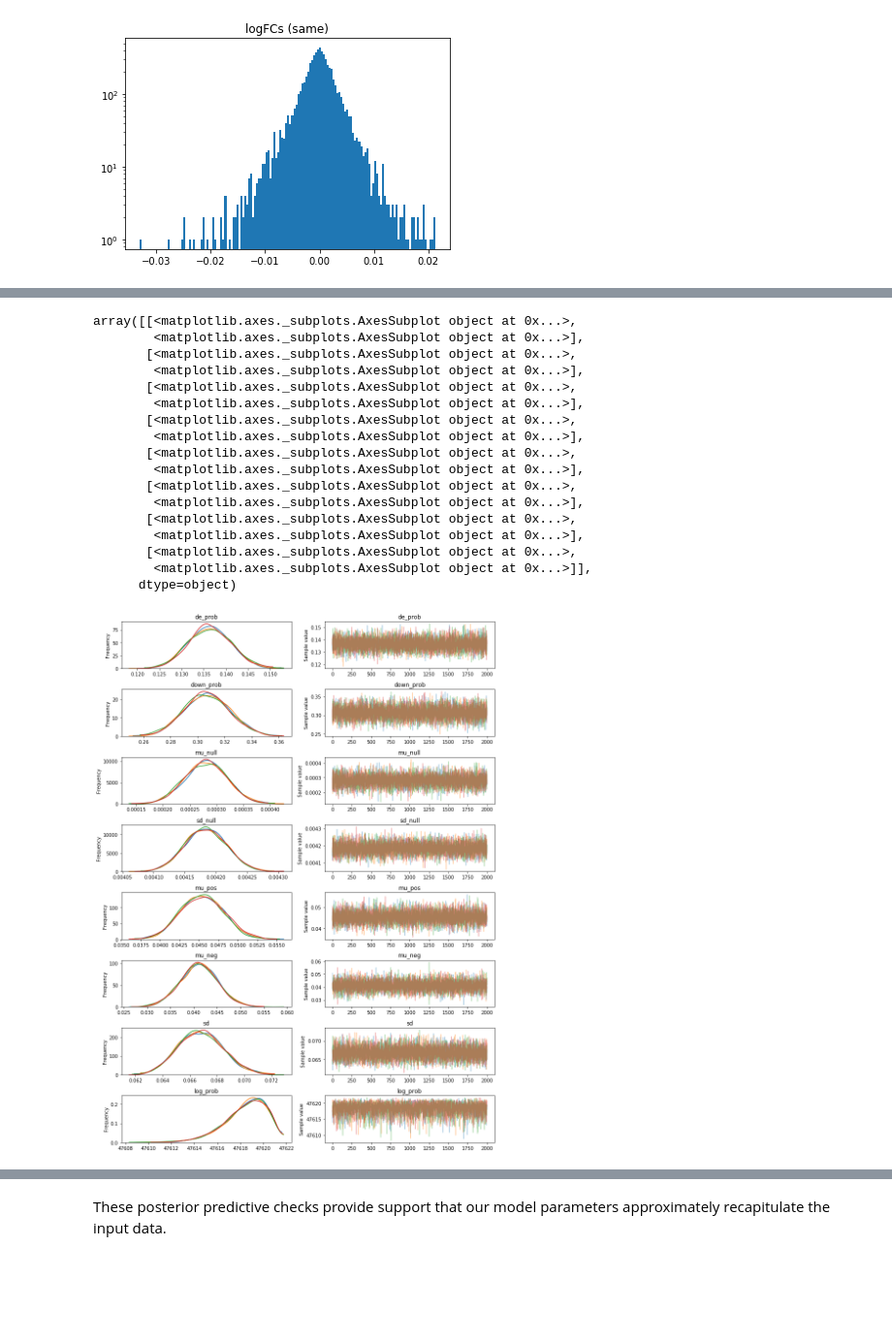
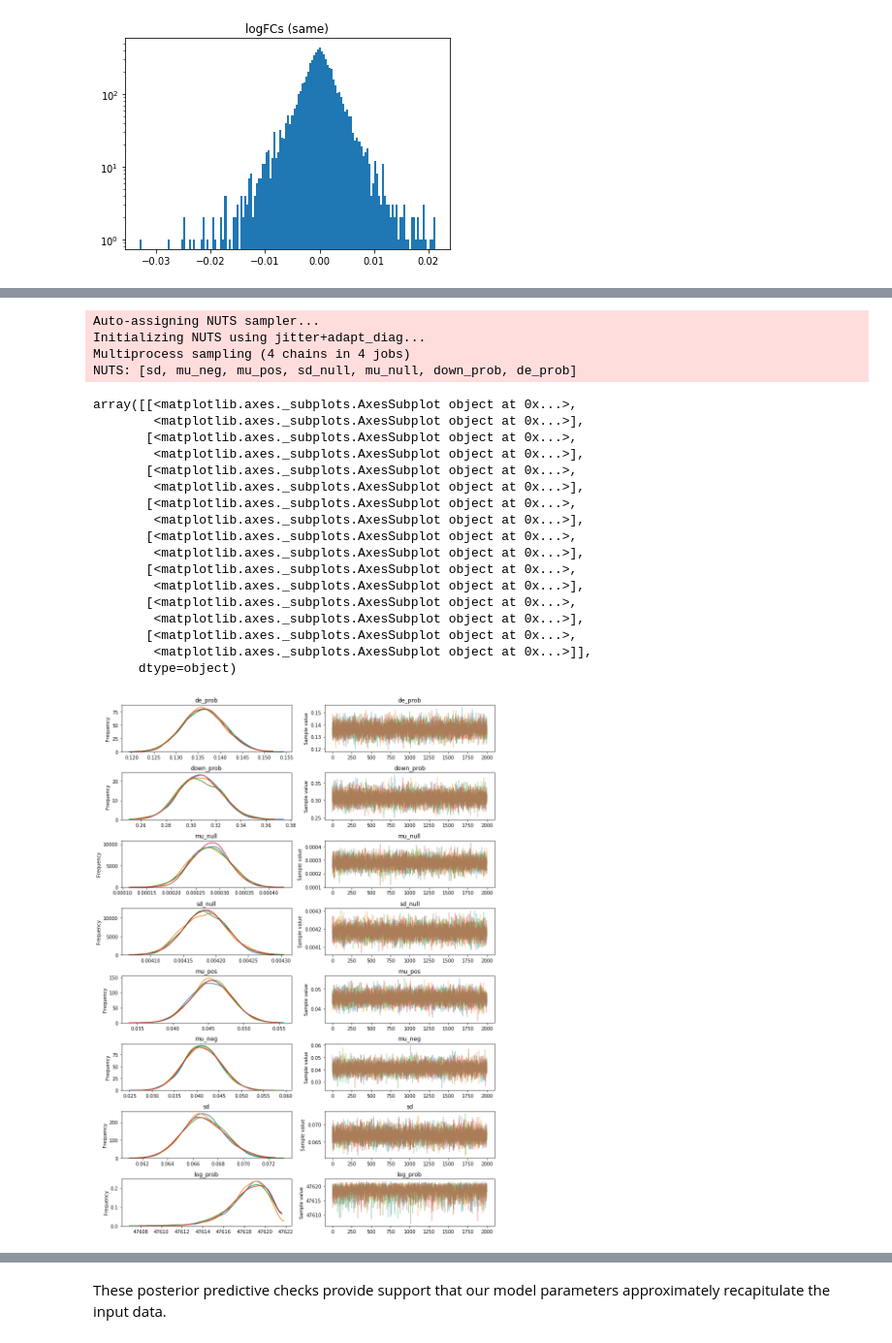
Before and after one commit to Irrationone/cellassign-paper, a Jupyter notebook: figures/jupyter/bayesian_splatter_params.ipynb, the cells around one changed output, grey strips where cells are left out. Shown: that part at 97% size. Cells and saved outputs as stored; diff of their text form; code cells hidden in the pictures; blank space fills up the shorter version.

Commit message:
Refactor and update with initial HGSC-specific code

```diff
--- a/figures/jupyter/bayesian_splatter_params.ipynb
+++ b/figures/jupyter/bayesian_splatter_params.ipynb
@@ -101,22 +99,28 @@ NUTS: [sd, mu_neg, mu_pos, sd_null, mu_null, down_prob, de_prob]
-# %%
-pm.plots.traceplot(trace)
-# %% [output]
-array([[<matplotlib.axes._subplots.AxesSubplot object at 0x...>,
-        <matplotlib.axes._subplots.AxesSubplot object at 0x...>],
-       [<matplotlib.axes._subplots.AxesSubplot object at 0x...>,
-        <matplotlib.axes._subplots.AxesSubplot object at 0x...>],
-       [<matplotlib.axes._subplots.AxesSubplot object at 0x...>,
-        <matplotlib.axes._subplots.AxesSubplot object at 0x...>],
-       [<matplotlib.axes._subplots.AxesSubplot object at 0x...>,
-        <matplotlib.axes._subplots.AxesSubplot object at 0x...>],
-       [<matplotlib.axes._subplots.AxesSubplot object at 0x...>,
-        <matplotlib.axes._subplots.AxesSubplot object at 0x...>],
-       [<matplotlib.axes._subplots.AxesSubplot object at 0x...>,
-        <matplotlib.axes._subplots.AxesSubplot object at 0x...>],
-       [<matplotlib.axes._subplots.AxesSubplot object at 0x...>,
-        <matplotlib.axes._subplots.AxesSubplot object at 0x...>],
-       [<matplotlib.axes._subplots.AxesSubplot object at 0x...>,
-        <matplotlib.axes._subplots.AxesSubplot object at 0x...>]],
-      dtype=object)
-[figure, removed]
+# %%
+pbmc_res = run_model(logfcs_diff, logfcs_same, iter_count=2000, tune_iters = 2000)
+
+pm.plots.traceplot(pbmc_res['trace'])
+# %% [output]
+Auto-assigning NUTS sampler...
+Initializing NUTS using jitter+adapt_diag...
+Multiprocess sampling (4 chains in 4 jobs)
+NUTS: [sd, mu_neg, mu_pos, sd_null, mu_null, down_prob, de_prob]
+array([[<matplotlib.axes._subplots.AxesSubplot object at 0x...>,
+        <matplotlib.axes._subplots.AxesSubplot object at 0x...>],
+       [<matplotlib.axes._subplots.AxesSubplot object at 0x...>,
+        <matplotlib.axes._subplots.AxesSubplot object at 0x...>],
+       [<matplotlib.axes._subplots.AxesSubplot object at 0x...>,
+        <matplotlib.axes._subplots.AxesSubplot object at 0x...>],
+       [<matplotlib.axes._subplots.AxesSubplot object at 0x...>,
+        <matplotlib.axes._subplots.AxesSubplot object at 0x...>],
+       [<matplotlib.axes._subplots.AxesSubplot object at 0x...>,
+        <matplotlib.axes._subplots.AxesSubplot object at 0x...>],
+       [<matplotlib.axes._subplots.AxesSubplot object at 0x...>,
+        <matplotlib.axes._subplots.AxesSubplot object at 0x...>],
+       [<matplotlib.axes._subplots.AxesSubplot object at 0x...>,
+        <matplotlib.axes._subplots.AxesSubplot object at 0x...>],
+       [<matplotlib.axes._subplots.AxesSubplot object at 0x...>,
+        <matplotlib.axes._subplots.AxesSubplot object at 0x...>]],
+      dtype=object)
+[figure, added]
 # %%
```
Also changed, not shown: parts of 14 cells of this notebook, 1 other file.
